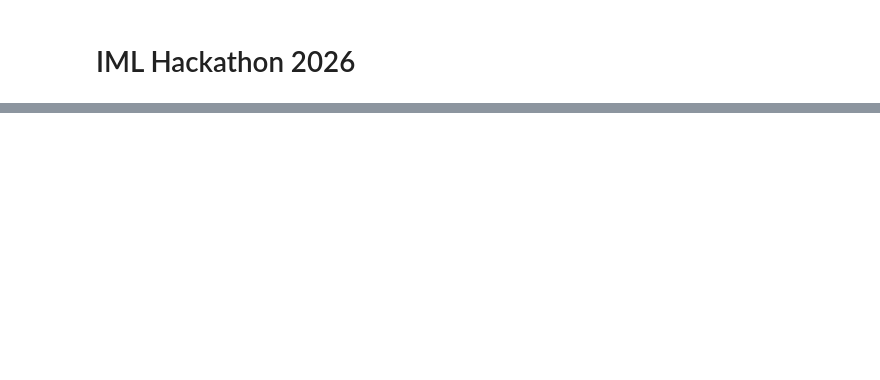
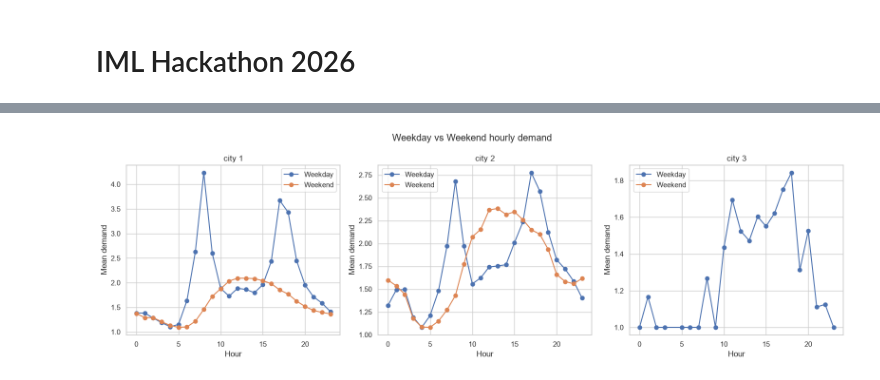
Before and after one commit to GoldenSpringFox/IML-Hackathon, a Jupyter notebook: code/data exploration.ipynb, the cells around one changed output, grey strips where cells are left out. Drawn from its saved outputs; the diff is of its cells as text; code cells hidden in the pictures; blank space fills up the shorter version.

```diff
--- a/code/data exploration.ipynb
+++ b/code/data exploration.ipynb
@@ -17,0 +149,25 @@ df.head()
+# %%
+# Weekday vs weekend demand pattern per city
+day_hour = (
+    df.groupby(["city", "start_station_id", "hour_ts", "hour", "weekend"])
+    .size()
+    .reset_index(name="demand")
+    .groupby(["city", "hour", "weekend"])["demand"]
+    .mean()
+    .reset_index()
+)
+
+fig, axes = plt.subplots(1, 3, figsize=(16, 5), sharey=False)
+for ax, (city, g) in zip(axes, day_hour.groupby("city")):
+    for wk, label in [(0, "Weekday"), (1, "Weekend")]:
+        sub = g[g["weekend"] == wk]
+        ax.plot(sub["hour"], sub["demand"], marker="o", label=label)
+    ax.set_title(city)
+    ax.set_xlabel("Hour")
+    ax.set_ylabel("Mean demand")
+    ax.legend()
+plt.suptitle("Weekday vs Weekend hourly demand")
+plt.tight_layout()
+plt.show()
+# %% [output]
+[figure, added]
```
Also changed, not shown: parts of 23 cells of this notebook, 6 other files.
